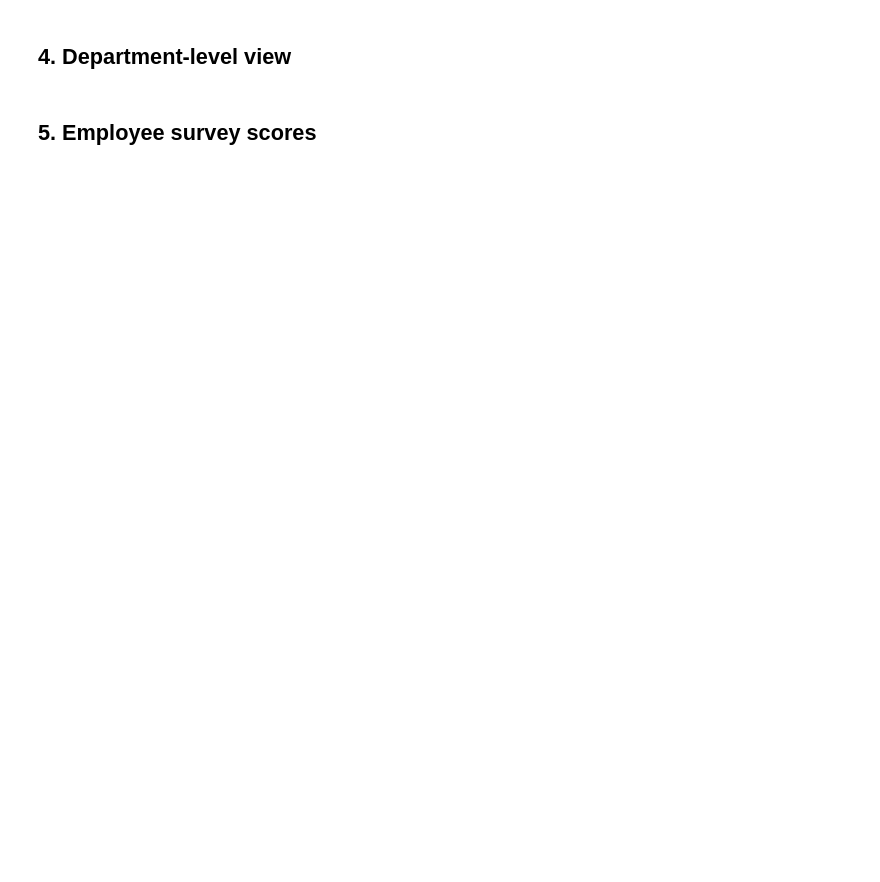
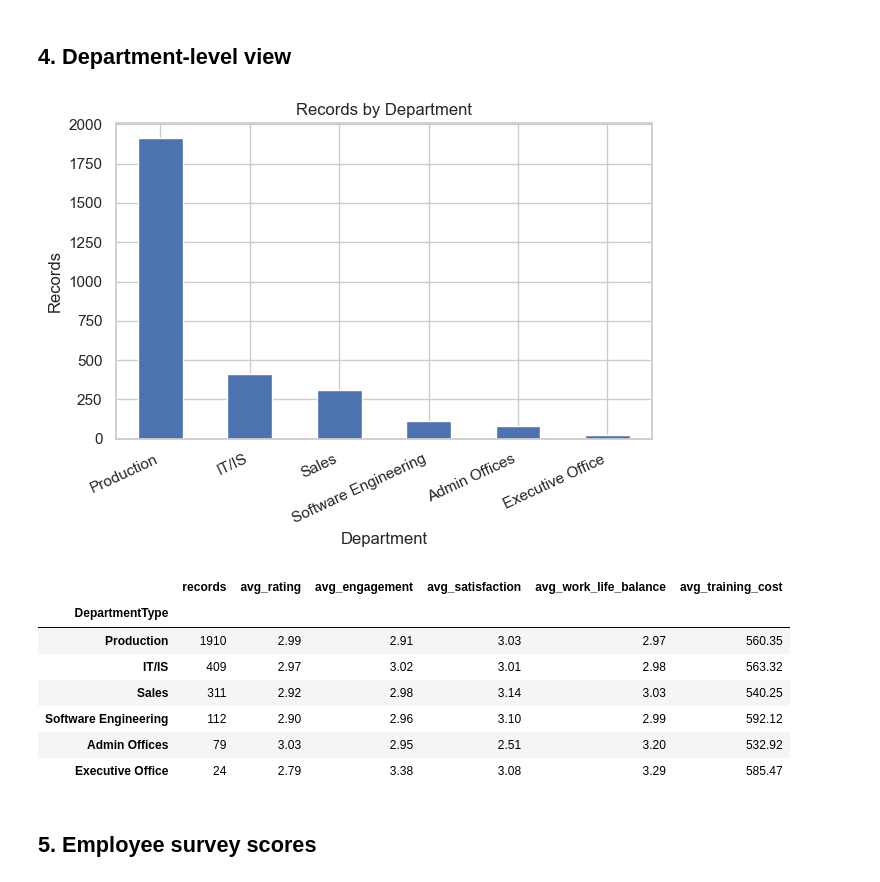
Before and after one commit to Dharshini-bca/HR-Analytics-Project, a Jupyter notebook: HR_Analytics_Analysis.ipynb, the cells around one changed output. Saved outputs shown, nothing was run; the diff lists cells and outputs as text; code cells hidden in the pictures; blank space fills up the shorter version.

```diff
--- a/HR_Analytics_Analysis.ipynb
+++ b/HR_Analytics_Analysis.ipynb
@@ -31,7 +111,27 @@ perf_counts = df['Performance Score'].value_counts()\nperf_counts.plot(kind='bar
 # %% [markdown]
 ## 4. Department-level view
 # %%
-dept_counts = df['DepartmentType'].value_counts()\ndept_counts.plot(kind='bar', title='Records by Department', ylabel='Records', xlabel='Department')\nplt.xticks(rotation=25, ha='right'); plt.tight_layout(); plt.show()\ndisplay(df.groupby('DepartmentType').agg(\n    records=('Record ID','count'),\n    avg_rating=('Current Employee Rating','mean'),\n    avg_engagement=('Engagement Score','mean'),\n    avg_satisfaction=('Satisfaction Score','mean'),\n    avg_work_life_balance=('Work-Life Balance Score','mean'),\n    avg_training_cost=('Training Cost','mean')\n).round(2).sort_values('records', ascending=False))
+dept_counts = df['DepartmentType'].value_counts()
+dept_counts.plot(kind='bar', title='Records by Department', ylabel='Records', xlabel='Department')
+plt.xticks(rotation=25, ha='right'); plt.tight_layout(); plt.show()
+display(df.groupby('DepartmentType').agg(
+    records=('Record ID','count'),
+    avg_rating=('Current Employee Rating','mean'),
+    avg_engagement=('Engagement Score','mean'),
+    avg_satisfaction=('Satisfaction Score','mean'),
+    avg_work_life_balance=('Work-Life Balance Score','mean'),
+    avg_training_cost=('Training Cost','mean')
+).round(2).sort_values('records', ascending=False))
+# %% [output]
+[figure, added]
+|  | records | avg_rating | avg_engagement | avg_satisfaction | avg_work_life_balance | avg_training_cost |
+| DepartmentType |  |  |  |  |  |  |
+| Production | 1910 | 2.99 | 2.91 | 3.03 | 2.97 | 560.35 |
+| IT/IS | 409 | 2.97 | 3.02 | 3.01 | 2.98 | 563.32 |
+| Sales | 311 | 2.92 | 2.98 | 3.14 | 3.03 | 540.25 |
+| Software Engineering | 112 | 2.90 | 2.96 | 3.10 | 2.99 | 592.12 |
+| Admin Offices | 79 | 3.03 | 2.95 | 2.51 | 3.20 | 532.92 |
+| Executive Office | 24 | 2.79 | 3.38 | 3.08 | 3.29 | 585.47 |
 # %% [markdown]
 ## 5. Employee survey scores
 # %%
```
Also changed, not shown: parts of 10 cells of this notebook.
